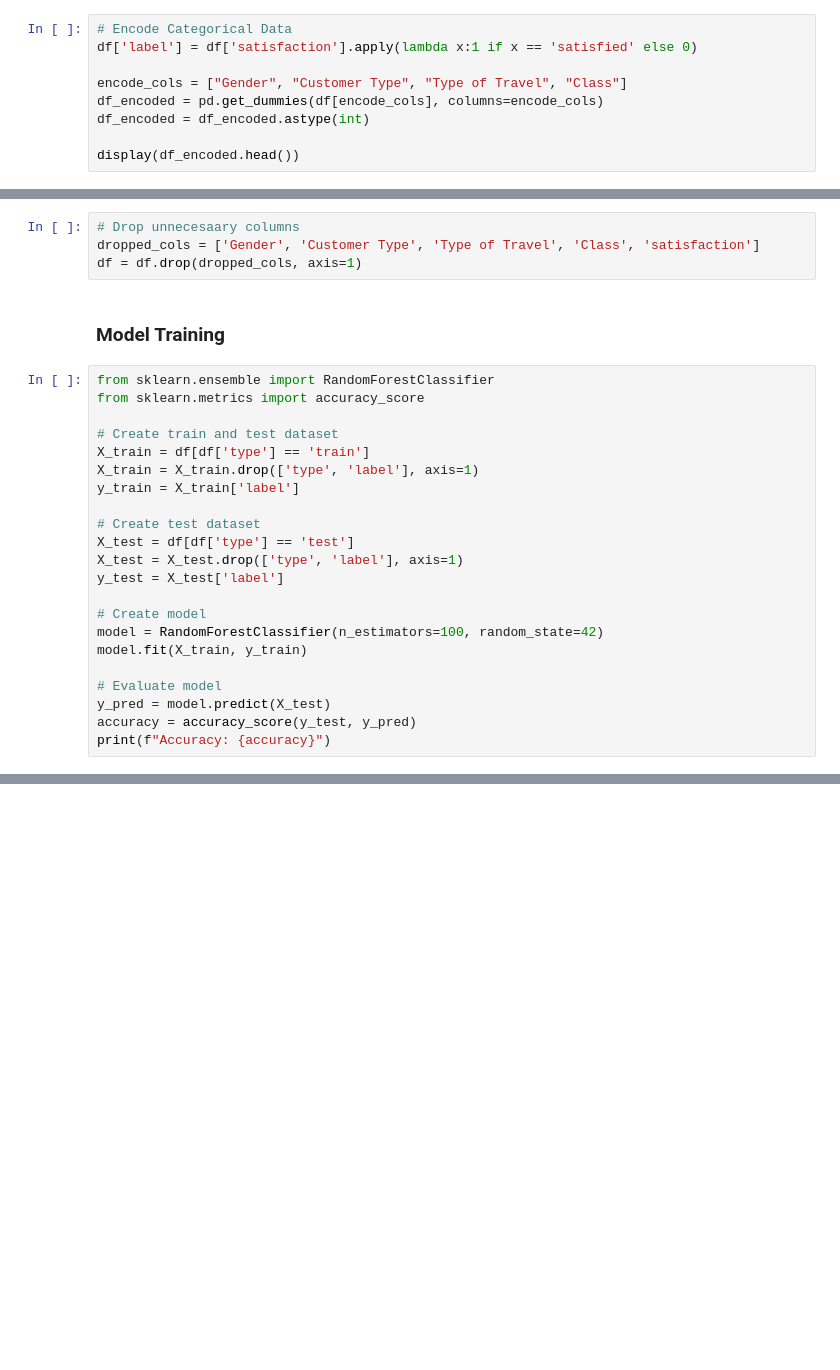
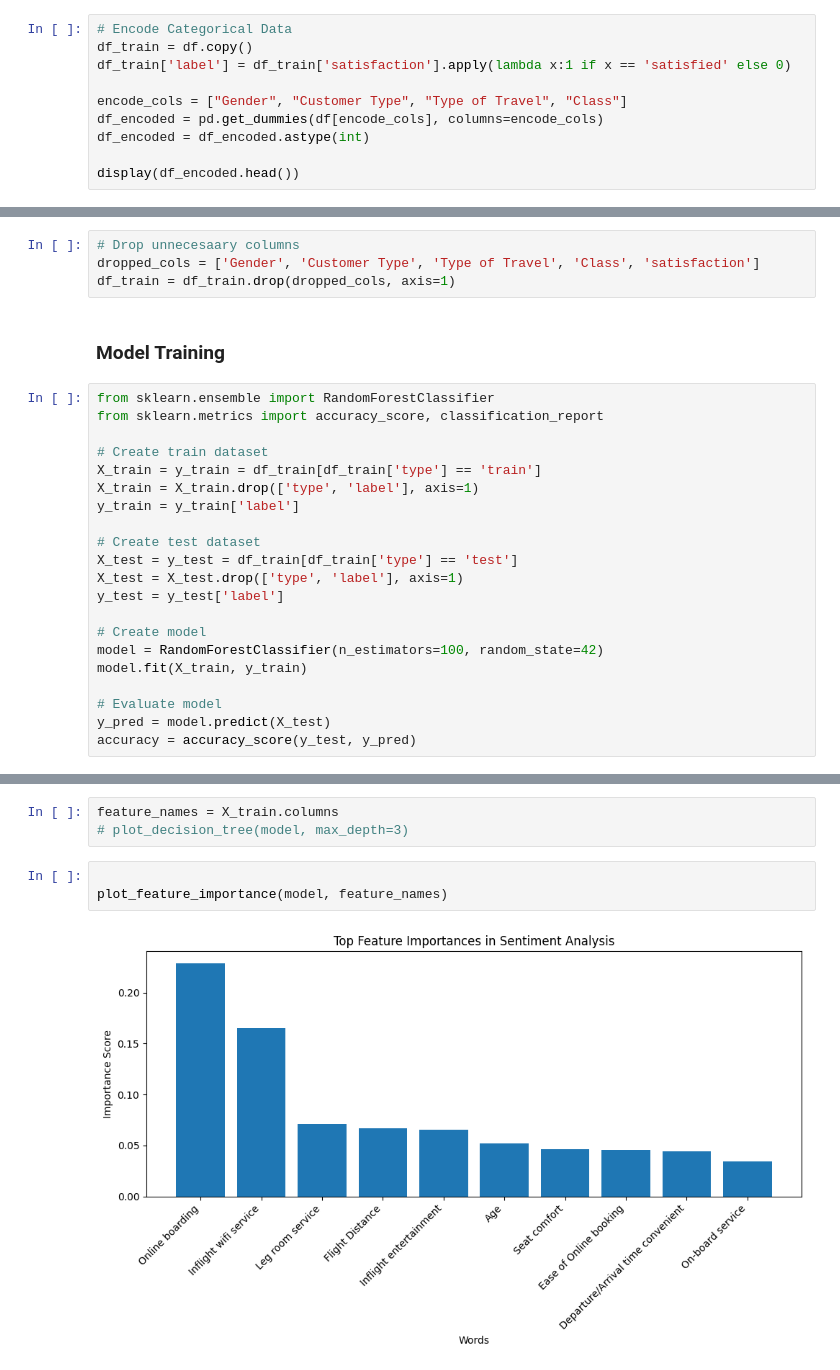
Before and after one commit to T-Godwins/airline-project, a Jupyter notebook: general_sentiment_analysis.ipynb, the cells around one changed output, grey strips where cells are left out. Saved outputs shown, nothing was run; the diff lists cells and outputs as text; blank space fills up the shorter version.

Commit message:
got model working but now breaking it by tier

```diff
--- a/general_sentiment_analysis.ipynb
+++ b/general_sentiment_analysis.ipynb
@@ -128,7 +128,8 @@ type                                 0
 dtype: int64
 # %%
 # Encode Categorical Data
-df['label'] = df['satisfaction'].apply(lambda x:1 if x == 'satisfied' else 0)
+df_train = df.copy()
+df_train['label'] = df_train['satisfaction'].apply(lambda x:1 if x == 'satisfied' else 0)
 
 encode_cols = ["Gender", "Customer Type", "Type of Travel", "Class"]
 df_encoded = pd.get_dummies(df[encode_cols], columns=encode_cols)
@@ -146,22 +147,22 @@ display(df_encoded.head())
 # %%
 # Drop unnecesaary columns
 dropped_cols = ['Gender', 'Customer Type', 'Type of Travel', 'Class', 'satisfaction']
-df = df.drop(dropped_cols, axis=1)
+df_train = df_train.drop(dropped_cols, axis=1)
 # %% [markdown]
 ### Model Training
 # %%
 from sklearn.ensemble import RandomForestClassifier
-from sklearn.metrics import accuracy_score
+from sklearn.metrics import accuracy_score, classification_report
 
-# Create train and test dataset
-X_train = df[df['type'] == 'train']
+# Create train dataset
+X_train = y_train = df_train[df_train['type'] == 'train']
 X_train = X_train.drop(['type', 'label'], axis=1)
-y_train = X_train['label']
+y_train = y_train['label']
 
 # Create test dataset
-X_test = df[df['type'] == 'test']
+X_test = y_test = df_train[df_train['type'] == 'test']
 X_test = X_test.drop(['type', 'label'], axis=1)
-y_test = X_test['label']
+y_test = y_test['label']
 
 # Create model
 model = RandomForestClassifier(n_estimators=100, random_state=42)
@@ -170,4 +171,3 @@ model.fit(X_train, y_train)
 # Evaluate model
 y_pred = model.predict(X_test)
 accuracy = accuracy_score(y_test, y_pred)
-print(f"Accuracy: {accuracy}")
@@ -175,0 +257,8 @@ KeyError: 'label'
+# %%
+feature_names = X_train.columns
+# plot_decision_tree(model, max_depth=3)
+# %%
+
+plot_feature_importance(model, feature_names)
+# %% [output]
+[figure, added]
```
Also changed, not shown: parts of 13 cells of this notebook.
